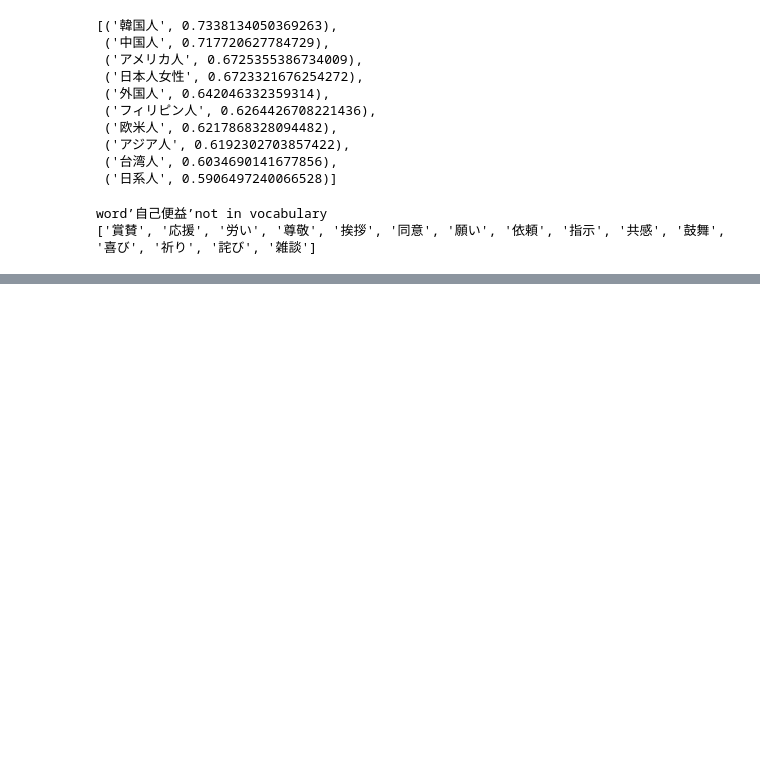
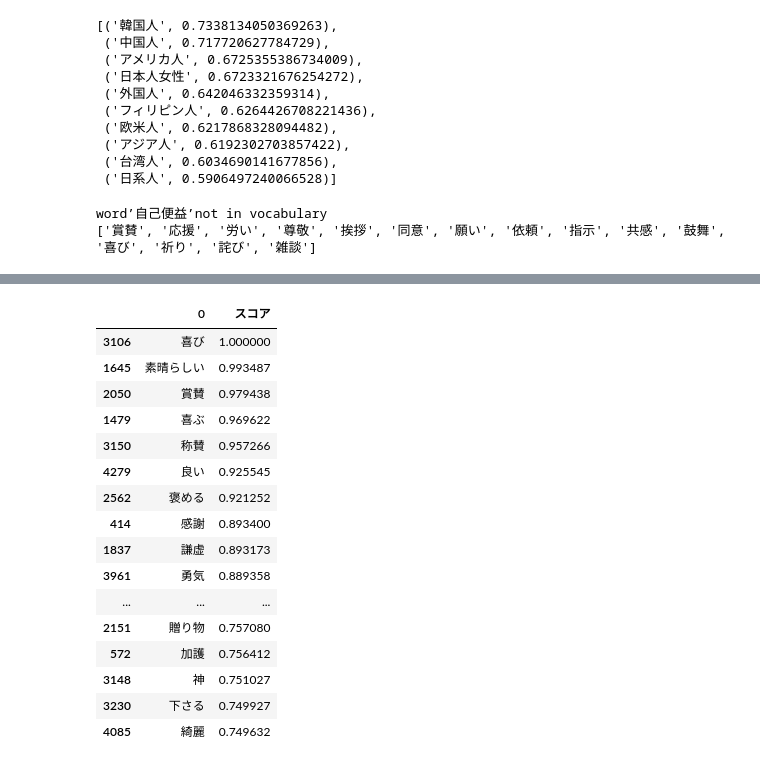
Before and after one commit to Sotabc123/NLP_practice, a Jupyter notebook: text_analys.ipynb, the cells around one changed output, grey strips where cells are left out. Saved outputs shown, nothing was run; the diff lists cells and outputs as text; code cells hidden in the pictures; blank space fills up the shorter version.

```diff
--- a/text_analys.ipynb
+++ b/text_analys.ipynb
@@ -114,0 +130,3 @@ word_counts
+# %%
+word = pd.DataFrame(word)
+word
@@ -190,3 +230,12 @@ data
 | 7 | (激賞, 0.613785445690155) | (六甲おろし, 0.527489423751831) | (挨拶, 0.5039975643157959) | (慕わ, 0.5991255044937134) | (最後の挨拶, 0.5536990165710449) | (拒否, 0.5996518731117249) | (願い事, 0.6008279323577881) | (舞い込む, 0.5567319989204407) | (厳命, 0.5096352696418762) | (理解, 0.5453704595565796) | (称賛, 0.49788960814476013) | ... |
 | 8 | (称え, 0.6094597578048706) | (応援合戦, 0.5261664986610413) | (慰労, 0.5008108615875244) | (親交, 0.5869675278663635) | (お辞儀, 0.5478978157043457) | (申し出, 0.5869439840316772) | (懇願, 0.5893115997314453) | (打診, 0.5528178215026855) | (助言, 0.5088523030281067) | (シンパシー, 0.544873058795929) | (励まし, 0.49689173698425293) | ... |
 | 9 | (評さ, 0.609194278717041) | (応援ソング, 0.525647759437561) | (感謝, 0.49625539779663086) | (憧れ, 0.5833450555801392) | (ごきげんよう, 0.5402970910072327) | (提案, 0.5829447507858276) | (ほしい, 0.5862970352172852) | (請ける, 0.549403190612793) | (撤退命令, 0.4814978539943695) | (嫌悪感, 0.543733537197113) | (意気, 0.4966021776199341) | ... |
+# %%
+posi_list = ['優れる', '良い','喜ぶ','褒める', 'めでたい','賢い','善い', '適す','天晴',
+ '祝う', '功績','賞','嬉しい','喜び','才知','徳', '才能','素晴らしい','芳しい','称える',
+ '適切','崇める','助ける','抜きんでる','清水','雄雄しい','仕合せ','幸い','吉兆','秀でる']
+
+nega_list = ['悪い', '死ぬ', '病気', '酷い', '罵る', '浸ける', '卑しい',
+ '下手', '苦しむ', '苦しい', '付く', '厳しい', '難しい', '殺す', '難い', '荒荒しい',
+ '惨い', '責める', '敵', '背く', '嘲る', '苦しめる', '辛い', '物寂しい', '罰', '不貞腐る',
+ '寒い', '下らない', '残念']
@@ -192,0 +292,10 @@ data
+# %%
+#各単語にスコアを割り振る
+word['スコア'] = word[0].apply(lambda x : posi_nega_score(x))
+
+import numpy as np
+#与えられたスコアを-1から1の範囲に調整
+score = np.array(word['スコア'])
+score_std = (score - score.min())/(score.max() - score.min())
+score_scaled = score_std * (1 - (-1)) + (-1)
+word['スコア'] = score_scaled
@@ -192,0 +304,22 @@ data
+# %%
+posi = word.sort_values('スコア', ascending=False).head(50)
+# %%
+posi
+# %% [output]
+|  | 0 | スコア |
+| 3106 | 喜び | 1.000000 |
+| 1645 | 素晴らしい | 0.993487 |
+| 2050 | 賞賛 | 0.979438 |
+| 1479 | 喜ぶ | 0.969622 |
+| 3150 | 称賛 | 0.957266 |
+| 4279 | 良い | 0.925545 |
+| 2562 | 褒める | 0.921252 |
+| 414 | 感謝 | 0.893400 |
+| 1837 | 謙虚 | 0.893173 |
+| 3961 | 勇気 | 0.889358 |
+| ... | ... | ... |
+| 2151 | 贈り物 | 0.757080 |
+| 572 | 加護 | 0.756412 |
+| 3148 | 神 | 0.751027 |
+| 3230 | 下さる | 0.749927 |
+| 4085 | 綺麗 | 0.749632 |
```
Also changed, not shown: parts of 29 cells of this notebook.
